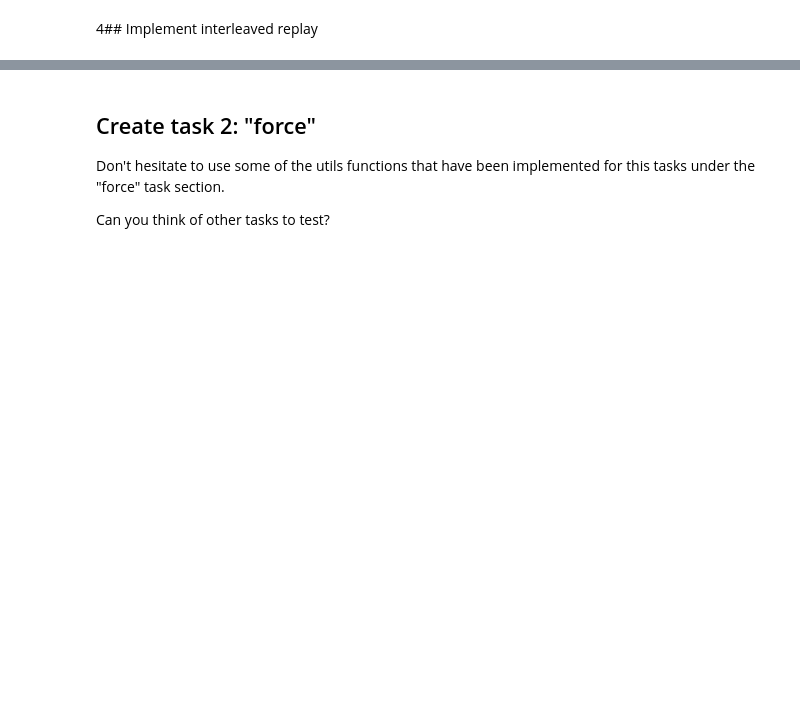
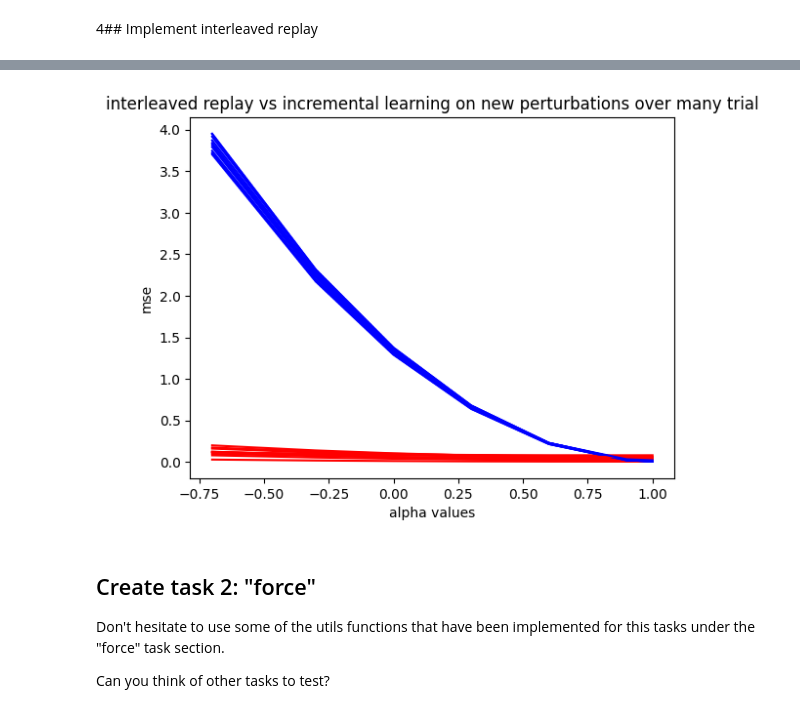
Before and after one commit to alxdofficial/out-of-manifold-learning, a Jupyter notebook: motor_RNN.ipynb, the cells around one changed output, grey strips where cells are left out. Saved outputs shown, nothing was run; the diff lists cells and outputs as text; code cells hidden in the pictures; blank space fills up the shorter version.

```diff
--- a/motor_RNN.ipynb
+++ b/motor_RNN.ipynb
@@ -984,12 +954,7 @@ plot incremental loss
 # %%
 talphas = [1.,0.,0.3,0.6,0.9,-.3,-.7]
 def test_rnn(rnn, target, stimulus):
-    # RETRAIN
 
-    fb_outside = np.linalg.pinv(T_outside) # not actually used because no  weight training
-    # recurrent relearning
-    loss_outside = rnn.test(n_learning1_trials, stimulus, pulse_length,
-                      Tinc, fb_outside, target, delta=deltarec)
     # simulate new activiy data
     activityt,cov,ev,evec,pr,xi,order = rnn.calculate_manifold(trials=manifold_trials,
                                                                   ext=stimulus, ntstart=pulse_length)
@@ -1003,12 +968,18 @@ def test_rnn(rnn, target, stimulus):
         output.append(get_cost(result,target[:,pulse_length:,:],order))
     return output
 test_seeds = [123,54,675,2245,98,34,76564,8734,12931,90423]
+
+interleaved_results = []
+incremental_results = []
 for seed in test_seeds:
     np.random.seed(seed)
     print(seed)
     interleaved_result = test_rnn(network, target, stimulus)
     incremental_result = test_rnn(network_control, target, stimulus)
-    for i,a in enumerate(talphas):
+
+    for i, a in enumerate(talphas):
         print("mse interleaved          alpha: ", a, "          mse: ", interleaved_result[i])
-        print("mse incremental          alpha: ", a, "          mse: ",incremental_result[i])
-    print("----------------------------------")
+        print("mse incremental          alpha: ", a, "          mse: ", incremental_result[i])
+
+    interleaved_results.append(interleaved_result)
+    incremental_results.append(incremental_result)
@@ -1022,3 +1004,25 @@ plt.ylabel("mse")
+# %%
+interleaved_results_ = np.array(interleaved_results)
+incremental_results_ = np.array(incremental_results)
+
+sorted_interleaved_results_ = np.vstack((interleaved_results_, talphas))
+sorted_incremental_results_ = np.vstack((incremental_results_, talphas))
+
+sorted_interleaved_results_ = sorted_interleaved_results_[:, sorted_interleaved_results_[-1,:].argsort()]
+sorted_incremental_results_ = sorted_incremental_results_[:,sorted_incremental_results_[-1,:].argsort()]
+
+# print(sorted_interleaved_results_)
+for i in range(len(test_seeds)):
+    # print(sorted_interleaved_results_[i])
+    plt.plot(sorted_interleaved_results_[-1], sorted_interleaved_results_[i], 'r')
+    plt.plot(sorted_incremental_results_[-1], sorted_incremental_results_[i], 'b')
+
+plt.xlabel("alpha values")
+plt.ylabel("mse")
+plt.title("interleaved replay vs incremental learning on new perturbations over many trial")
+plt.show()
+# %% [output]
+[figure, added]
 # %% [markdown]
 ## Create task 2: "force"
 
```
Also changed, not shown: parts of 8 cells of this notebook, 1 other file.
